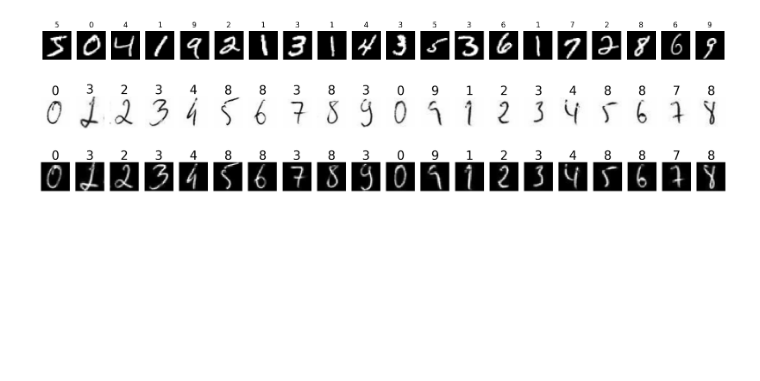
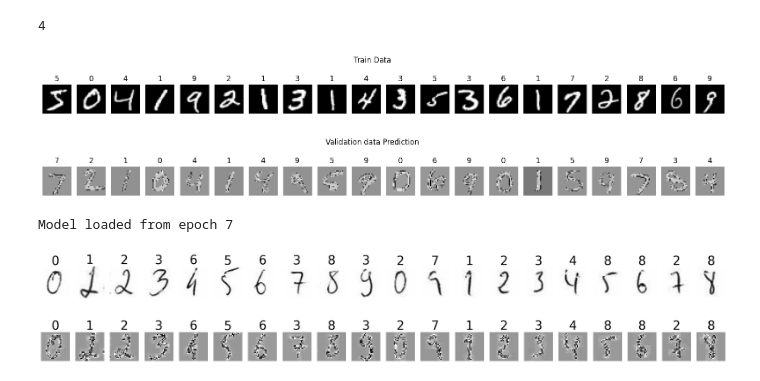
Before and after one commit to HoangLayor/Handwritten-Digit-Recognition, a Jupyter notebook: inference.ipynb, the cells around one changed output. Drawn from its saved outputs; the diff is of its cells as text; code cells hidden in the pictures; blank space fills up the shorter version.

```diff
--- a/inference.ipynb
+++ b/inference.ipynb
@@ -3,6 +3,8 @@ from PIL import Image
 import torchvision.transforms as transforms
 import matplotlib.pyplot as plt
 import torchvision.transforms.functional as F
+import torch
+from models.model import Net
 
 def preprocess_image(image):
     transform = transforms.Compose([
@@ -11,10 +13,17 @@ def preprocess_image(image):
         transforms.ToTensor(),
         # Invert the image to match the training data
         transforms.Lambda(lambda x: 1 - x),
-        # transforms.Normalize((0.1307,), (0.3081,))
+        transforms.Normalize((0.1307,), (0.3081,))
     ])
 
     image = Image.open(image)
     image = transform(image)
 
     return image
+
+def predict(image, model):
+    with torch.no_grad():
+        output = model(image.unsqueeze(0))
+        _, predicted = torch.max(output.data, 1)
+
+    return predicted
@@ -38 +30,15 @@ def predict(image_path):
+# %%
+from utils.utils import load_checkpoint
+
+model = Net()
+model_path = r"checkpoints\checkpoint_1\best accuracy\mnist_model_best.pth"
+# model.load_state_dict(torch.load(model_path))
+model, _, _ = load_checkpoint(model_path, model, None)
+model.eval()
+
+image = preprocess_image("test_images/5.png")
+predicted = predict(image, model)
+print(predicted.item())
+# %% [output]
+4
 # %%
@@ -47,21 +54,40 @@ transform = transforms.Compose([
 train_dataset = datasets.MNIST('./data', train=True, download=True)
 valid_dataset = datasets.MNIST('./data', train=False, download=True, transform=transform)
 # %%
-import matplotlib.pyplot as plt
+fig, axs = plt.subplots(1, 20, figsize=(20, 2))
+fig1, axs1 = plt.subplots(1, 20, figsize=(20, 2))
 
-fig, axs = plt.subplots(1, 20, figsize=(20, 2))
 for i in range(20):
     image, label = train_dataset[i]
+    fig.suptitle('Train Data')
     axs[i].imshow(image, cmap='gray')
     axs[i].set_title(label)
     axs[i].axis('off')
+
+    image, label = valid_dataset[i]
+    fig1.suptitle('Validation data Prediction')
+    axs1[i].imshow(F.to_pil_image(image), cmap='gray')
+    axs1[i].set_title(model(image.unsqueeze(0)).argmax().item())
+    axs1[i].axis('off')
 plt.show()
 # %% [output]
-[figure, old version]
+[figure, new version]
+[figure, added]
 # %%
 # Test the model on test_images
 import os
 import matplotlib.pyplot as plt
+from utils.utils import load_checkpoint
+
+model = Net()
+model_path = r"checkpoints\checkpoint_1\best accuracy\mnist_model_best.pth"
+# model.load_state_dict(torch.load(model_path))
+try:
+    model, _, epoch = load_checkpoint(model_path, model, None)
+    print(f"Model loaded from epoch {epoch}")
+except:
+    model.load_state_dict(torch.load(model_path))
+model.eval()
 
 folder_path = r"test_images"
 images = os.listdir(folder_path)
@@ -72,14 +98,18 @@ for i, image_path in enumerate(os.listdir(folder_path)):
     image_path = os.path.join(folder_path, image_path)
     image = Image.open(image_path)
     axs[i].imshow(image, cmap='gray')
-    axs[i].set_title(predict(image_path), fontsize=30)
+
+    image = preprocess_image(image_path)
+    pred = predict(image, model)
+
+    axs[i].set_title(pred.item(), fontsize=30)
     axs[i].axis('off')
 
-    image = preprocess_image(image_path)
     image = F.to_pil_image(image)
     axs1[i].imshow(image, cmap='gray')
-    axs1[i].set_title(predict(image_path), fontsize=30)
+    axs1[i].set_title(pred.item(), fontsize=30)
     axs1[i].axis('off')
 # %% [output]
+Model loaded from epoch 7
 [figure]
-[figure, old version]
+[figure, new version]
```
Also changed, not shown: parts of 2 cells of this notebook, 10 other files.
